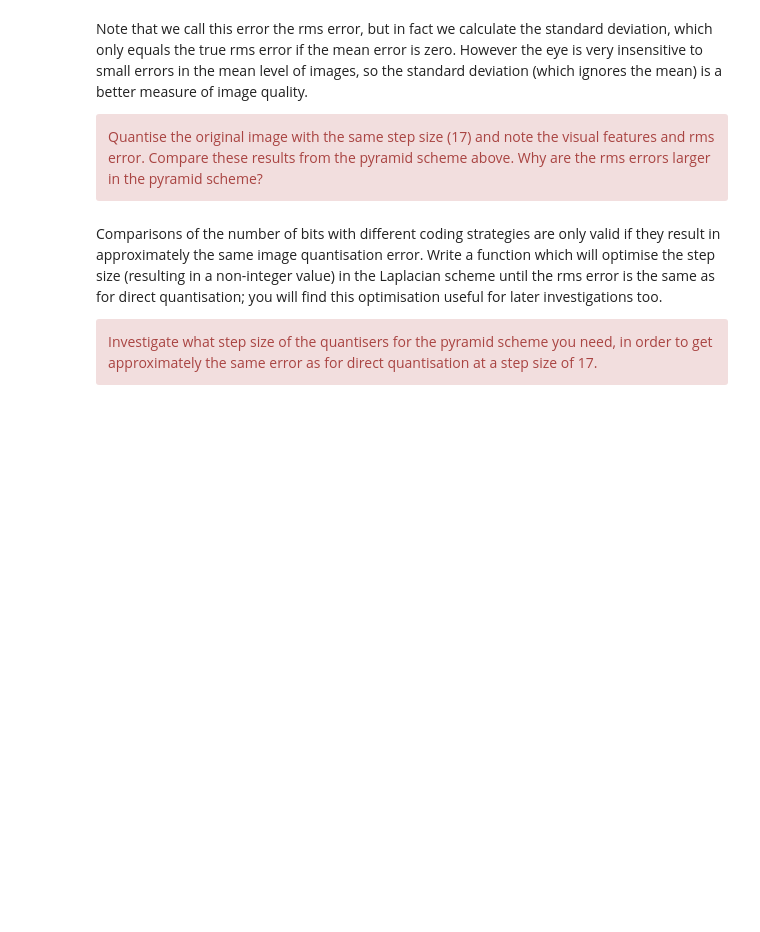
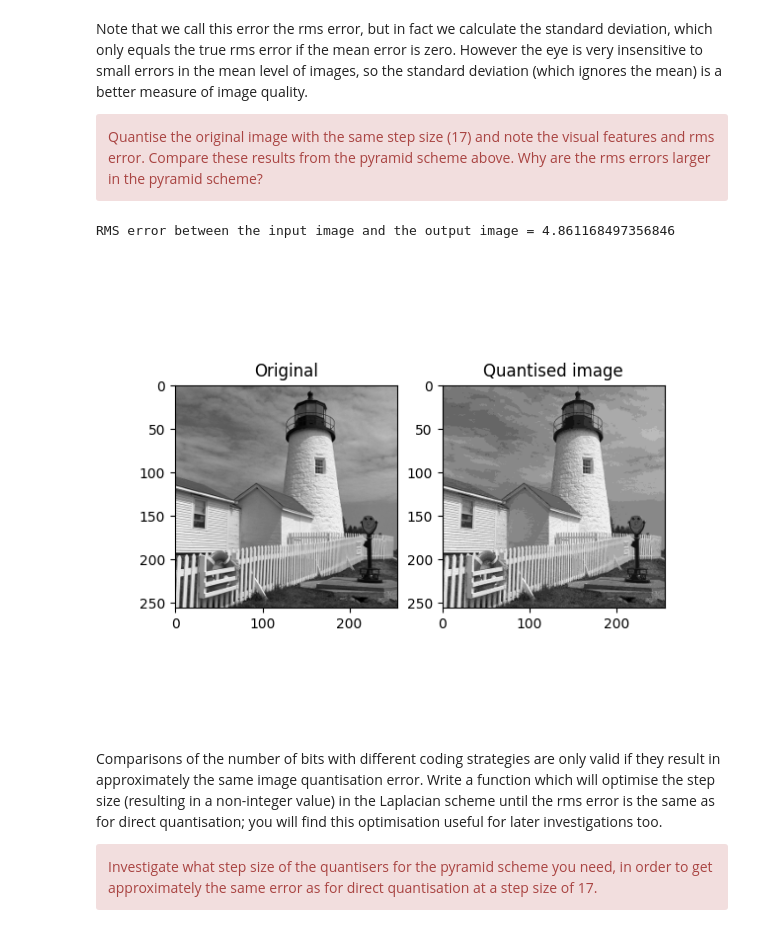
Before and after one commit to ki277/cued_sf2_lab, a Jupyter notebook: 6-laplacian-pyramid.ipynb, the cells around one changed output. Cells and saved outputs as stored; diff of their text form; code cells hidden in the pictures; blank space fills up the shorter version.

```diff
--- a/6-laplacian-pyramid.ipynb
+++ b/6-laplacian-pyramid.ipynb
@@ -336,3 +448,21 @@ Quantise the original image with the same step size (17) and note the visual fea
+# %%
+# Write your code to calculate the error from directly quantising the original
+# image.
+
+# the rms error between the original and recondtructed image
+encode_decode_err = np.std(X - quantise(X, step))
+print(f'RMS error between the input image and the output image = {encode_decode_err}')
+
+# look at the visual features
+fig, ax = plt.subplots(1, 2)
+ax[0].imshow(X, cmap='gray')
+ax[0].set_title('Original')
+ax[1].imshow(quantise(X, step), cmap='gray')
+ax[1].set_title('Quantised image')
+plt.show()
+# %% [output]
+RMS error between the input image and the output image = 4.861168497356846
+[figure, added]
 # %% [markdown]
 Comparisons of the number of bits with different coding strategies are only valid if they result in approximately the same image quantisation error. Write a function which will optimise the step size (resulting in a non-integer value) in the Laplacian scheme until the rms error is the same as for direct quantisation; you will find this optimisation useful for later investigations too.
 <div class="alert alert-block alert-danger">
```
Also changed, not shown: parts of 10 cells of this notebook, 1 other file.
